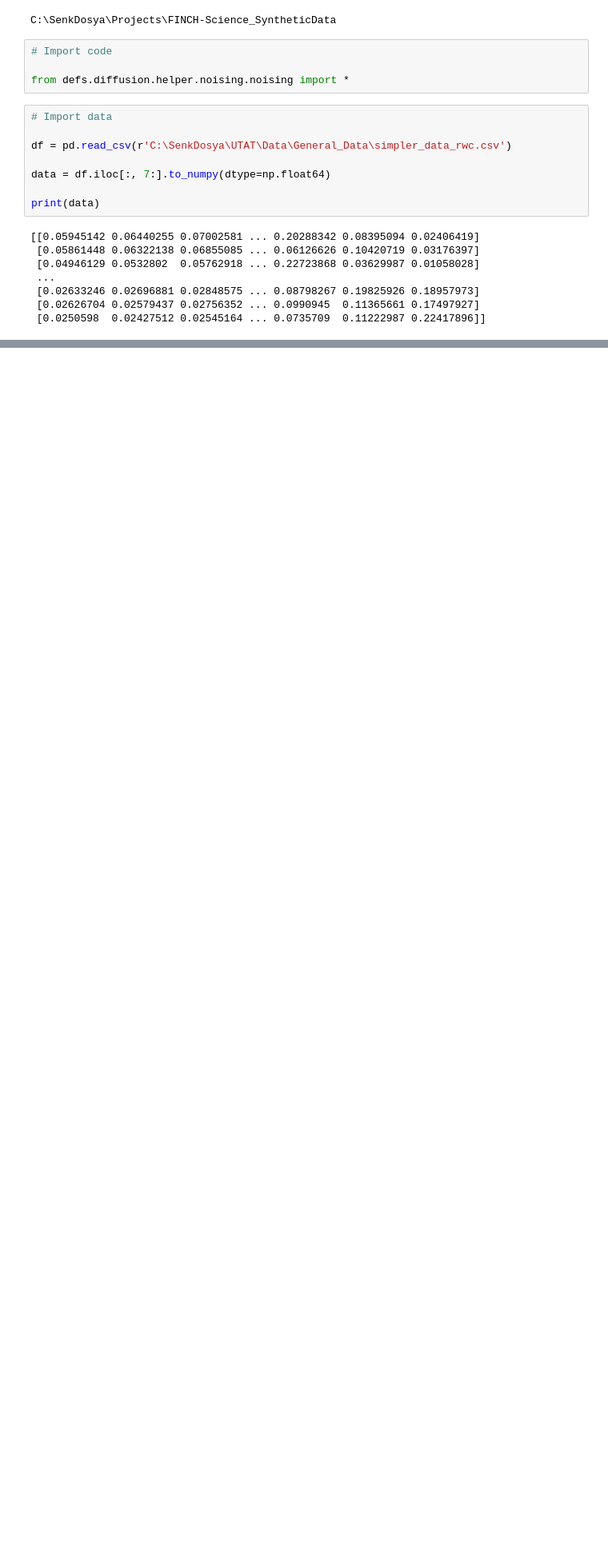
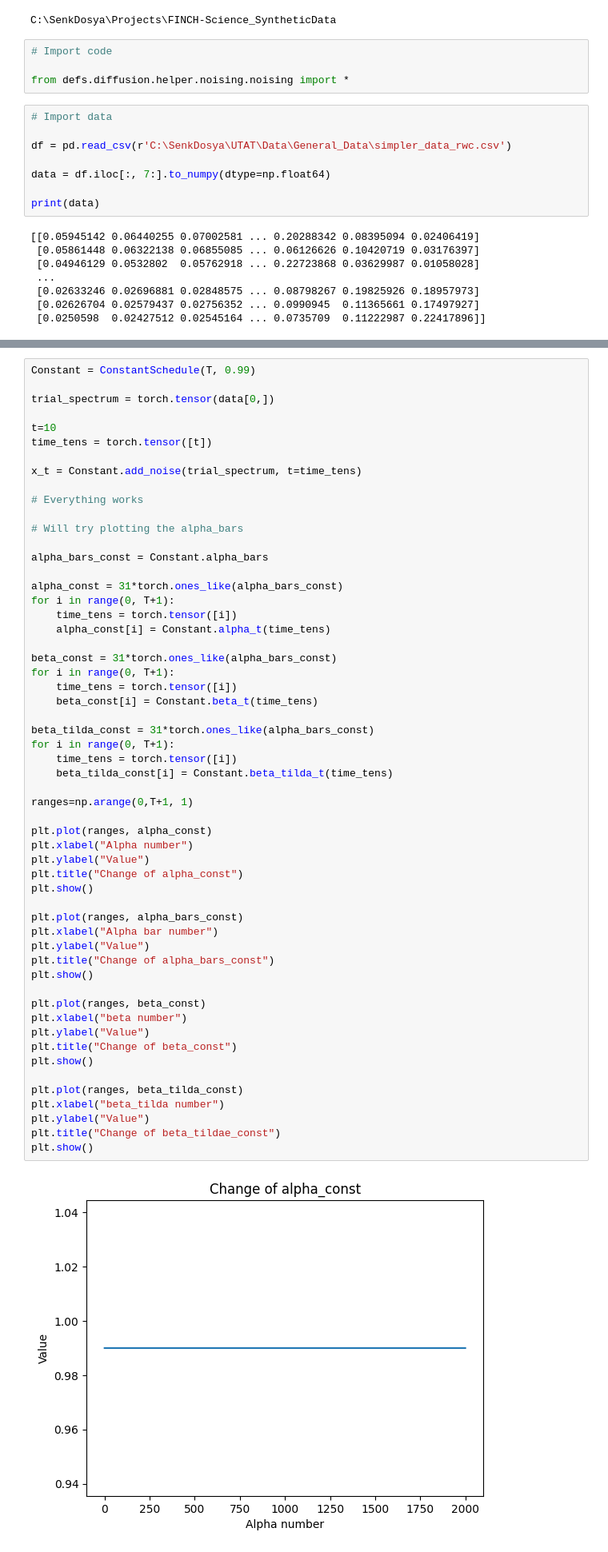
Before and after one commit to kieranphu-svg/FINCH-Science_SyntheticData, a Jupyter notebook: defs/diffusion/helper/noising/test.ipynb, the cells around one changed output, grey strips where cells are left out. Shown at 80% size. Drawn from its saved outputs; the diff is of its cells as text; blank space fills up the shorter version.

```diff
--- a/defs/diffusion/helper/noising/test.ipynb
+++ b/defs/diffusion/helper/noising/test.ipynb
@@ -168,0 +297,58 @@ plt.show()
+# %%
+Constant = ConstantSchedule(T, 0.99)
+
+trial_spectrum = torch.tensor(data[0,])
+
+t=10
+time_tens = torch.tensor([t])
+
+x_t = Constant.add_noise(trial_spectrum, t=time_tens)
+
+# Everything works
+
+# Will try plotting the alpha_bars
+
+alpha_bars_const = Constant.alpha_bars
+
+alpha_const = 31*torch.ones_like(alpha_bars_const)
+for i in range(0, T+1):
+    time_tens = torch.tensor([i])
+    alpha_const[i] = Constant.alpha_t(time_tens)
+
+beta_const = 31*torch.ones_like(alpha_bars_const)
+for i in range(0, T+1):
+    time_tens = torch.tensor([i])
+    beta_const[i] = Constant.beta_t(time_tens)
+
+beta_tilda_const = 31*torch.ones_like(alpha_bars_const)
+for i in range(0, T+1):
+    time_tens = torch.tensor([i])
+    beta_tilda_const[i] = Constant.beta_tilda_t(time_tens)
+
+ranges=np.arange(0,T+1, 1)
+
+plt.plot(ranges, alpha_const)
+plt.xlabel("Alpha number")
+plt.ylabel("Value")
+plt.title("Change of alpha_const")
+plt.show()
+
+plt.plot(ranges, alpha_bars_const)
+plt.xlabel("Alpha bar number")
+plt.ylabel("Value")
+plt.title("Change of alpha_bars_const")
+plt.show()
+
+plt.plot(ranges, beta_const)
+plt.xlabel("beta number")
+plt.ylabel("Value")
+plt.title("Change of beta_const")
+plt.show()
+
+plt.plot(ranges, beta_tilda_const)
+plt.xlabel("beta_tilda number")
+plt.ylabel("Value")
+plt.title("Change of beta_tildae_const")
+plt.show()
+# %% [output]
+[figure, added]
```
Also changed, not shown: parts of 8 cells of this notebook, 2 other files.
